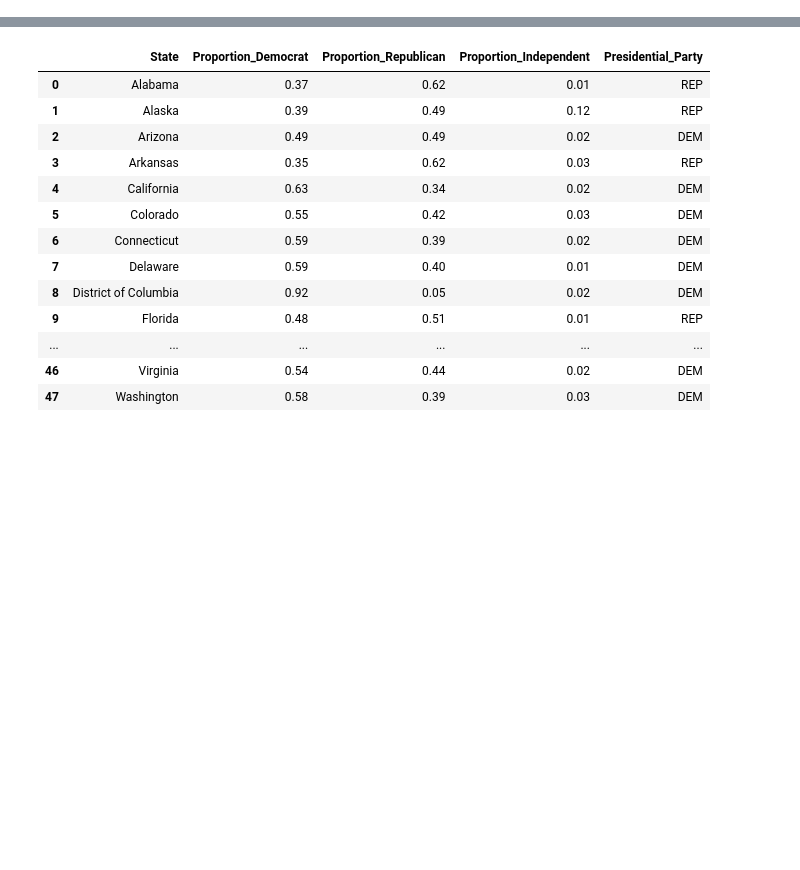
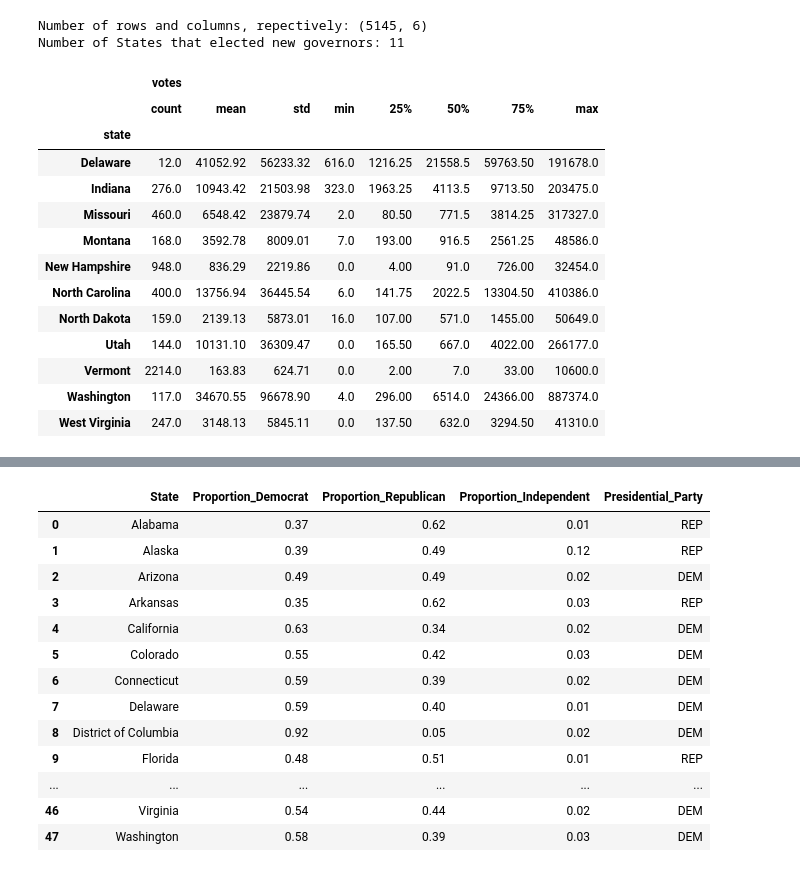
Before and after one commit to michelle1002/datasci151spring2026, a Jupyter notebook: _final_project/Michelle_Project.ipynb, the cells around one changed output, grey strips where cells are left out. Saved outputs shown, nothing was run; the diff lists cells and outputs as text; code cells hidden in the pictures; blank space fills up the shorter version.

```diff
--- a/_final_project/Michelle_Project.ipynb
+++ b/_final_project/Michelle_Project.ipynb
@@ -24,0 +23,21 @@ Rows,Columns of governor: (5145, 6)
+# %%
+print(f"Number of rows and columns, repectively: {df_governor.shape}")
+print(f"Number of States that elected new governors: {len(df_governor["state"].unique())}")
+round(df_governor.groupby("state").describe(),2)
+# %% [output]
+Number of rows and columns, repectively: (5145, 6)
+Number of States that elected new governors: 11
+|  | votes |  |  |  |  |  |  |  |
+|  | count | mean | std | min | 25% | 50% | 75% | max |
+| state |  |  |  |  |  |  |  |  |
+| Delaware | 12.0 | 41052.92 | 56233.32 | 616.0 | 1216.25 | 21558.5 | 59763.50 | 191678.0 |
+| Indiana | 276.0 | 10943.42 | 21503.98 | 323.0 | 1963.25 | 4113.5 | 9713.50 | 203475.0 |
+| Missouri | 460.0 | 6548.42 | 23879.74 | 2.0 | 80.50 | 771.5 | 3814.25 | 317327.0 |
+| Montana | 168.0 | 3592.78 | 8009.01 | 7.0 | 193.00 | 916.5 | 2561.25 | 48586.0 |
+| New Hampshire | 948.0 | 836.29 | 2219.86 | 0.0 | 4.00 | 91.0 | 726.00 | 32454.0 |
+| North Carolina | 400.0 | 13756.94 | 36445.54 | 6.0 | 141.75 | 2022.5 | 13304.50 | 410386.0 |
+| North Dakota | 159.0 | 2139.13 | 5873.01 | 16.0 | 107.00 | 571.0 | 1455.00 | 50649.0 |
+| Utah | 144.0 | 10131.10 | 36309.47 | 0.0 | 165.50 | 667.0 | 4022.00 | 266177.0 |
+| Vermont | 2214.0 | 163.83 | 624.71 | 0.0 | 2.00 | 7.0 | 33.00 | 10600.0 |
+| Washington | 117.0 | 34670.55 | 96678.90 | 4.0 | 296.00 | 6514.0 | 24366.00 | 887374.0 |
+| West Virginia | 247.0 | 3148.13 | 5845.11 | 0.0 | 137.50 | 632.0 | 3294.50 | 41310.0 |
```
Also changed, not shown: parts of 30 cells of this notebook.
